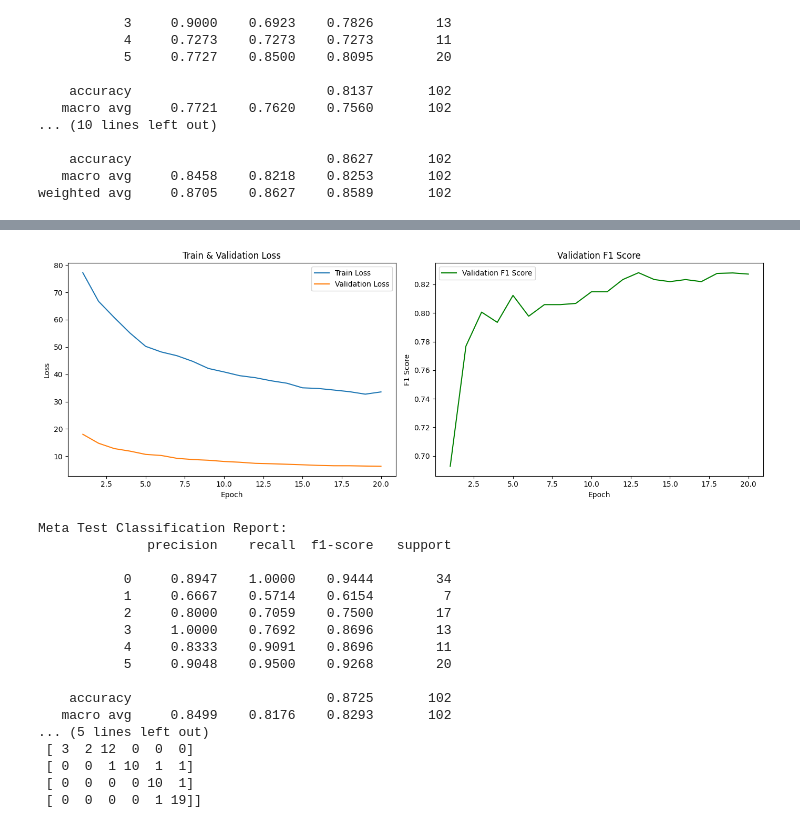
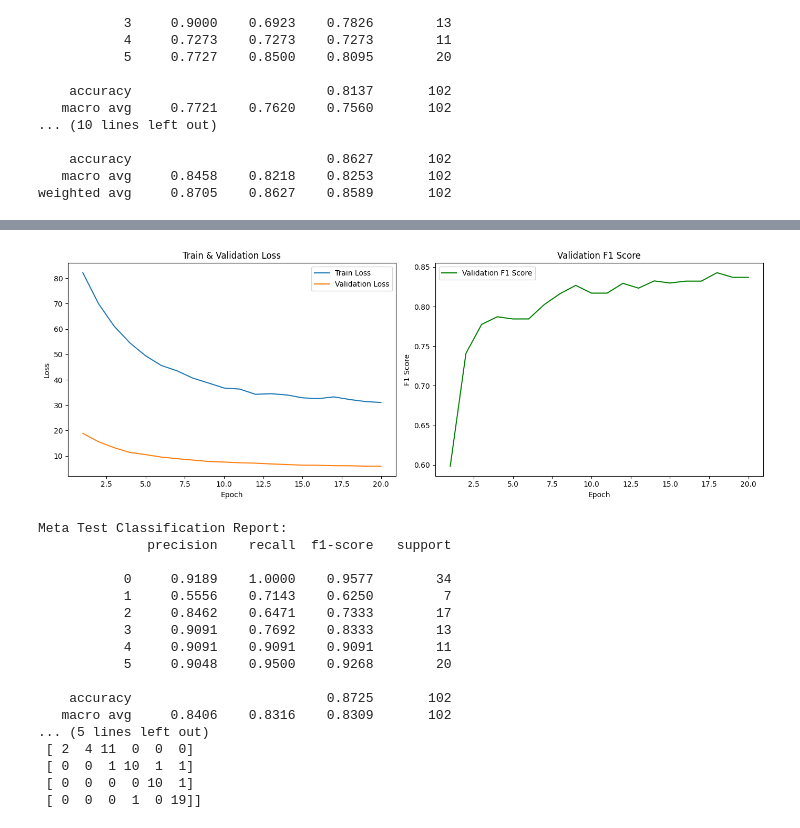
Before and after one commit to neverexz/ecg, a Jupyter notebook: main.ipynb, the cells around one changed output, grey strips where cells are left out. Saved outputs shown, nothing was run; the diff lists cells and outputs as text; code cells hidden in the pictures.

```diff
--- a/main.ipynb
+++ b/main.ipynb
@@ -830,7 +830,7 @@ meta_val_loader = DataLoader(meta_val_dataset, batch_size=16, shuffle=False,drop
 meta_model = meta_notfix(input=20, output=6).to(device)
 criterion = nn.CrossEntropyLoss()
 # criterion = FocalLoss(gamma=2.5)
-optimizer = torch.optim.AdamW(meta_model.parameters(), lr=2e-4)
+optimizer = torch.optim.AdamW(meta_model.parameters(), lr=3e-4)
 
 
 
@@ -934,4 +934,4 @@ weighted avg     0.8357    0.8361    0.8272       183
-[figure, old version]
+[figure, new version]
 # %%
 X_metat = make_meta_test(mode_nn,mode_cat,best_fold_nn_idx,best_fold_cat_idx,X_test_nn,X_test_cat,device)
 meta_model.load_state_dict(best_model_state)
@@ -956,17 +956,17 @@ print("Confusion Matrix:\n", confusion_matrix(y_test_cat, meta_preds))
 Meta Test Classification Report:
               precision    recall  f1-score   support
 
-           0     0.8947    1.0000    0.9444        34
-           1     0.6667    0.5714    0.6154         7
-           2     0.8000    0.7059    0.7500        17
-           3     1.0000    0.7692    0.8696        13
-           4     0.8333    0.9091    0.8696        11
+           0     0.9189    1.0000    0.9577        34
+           1     0.5556    0.7143    0.6250         7
+           2     0.8462    0.6471    0.7333        17
+           3     0.9091    0.7692    0.8333        13
+           4     0.9091    0.9091    0.9091        11
            5     0.9048    0.9500    0.9268        20
 
     accuracy                         0.8725       102
-   macro avg     0.8499    0.8176    0.8293       102
+   macro avg     0.8406    0.8316    0.8309       102
 ... (5 lines left out)
- [ 3  2 12  0  0  0]
+ [ 2  4 11  0  0  0]
  [ 0  0  1 10  1  1]
  [ 0  0  0  0 10  1]
- [ 0  0  0  0  1 19]]
+ [ 0  0  0  1  0 19]]
```
Also changed, not shown: parts of 1 cell of this notebook.
